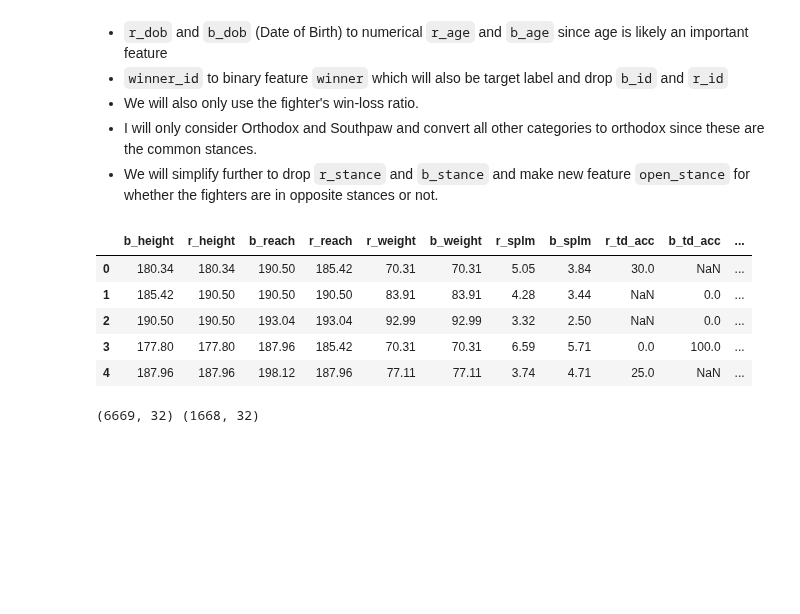
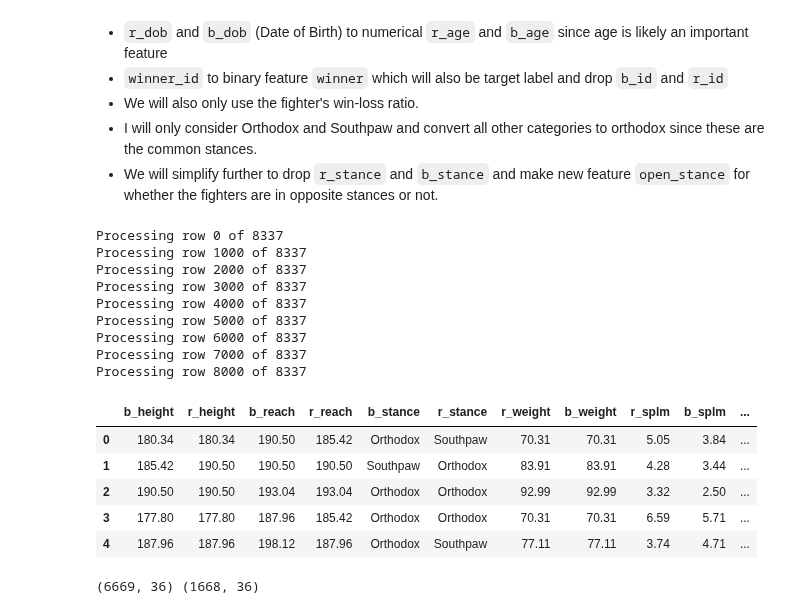
Before and after one commit to kshoker12/UFC-Fight-Predictor, a Jupyter notebook: eda.ipynb, the cells around one changed output. Drawn from its saved outputs; the diff is of its cells as text; code cells hidden in the pictures; blank space fills up the shorter version.

```diff
--- a/eda.ipynb
+++ b/eda.ipynb
@@ -89,6 +89,10 @@ if not data_path.exists():
 columns_to_keep = [
     'r_id',
     'b_id',
+    'r_name',
+    'b_name',
+    'date',
+    'method',
     'r_wins',
     'b_wins',
     'r_losses',
@@ -215,37 +319,52 @@ Passing `palette` without assigning `hue` is deprecated and will be removed in v
 # %%
 # Parse date of birth strings (handles formats like "May 08, 1982" or "1995/12/18")
 ufc_df['r_dob'] = pd.to_datetime(ufc_df['r_dob'], errors='coerce')
 ufc_df['b_dob'] = pd.to_datetime(ufc_df['b_dob'], errors='coerce')
 
 # Create winner column: 'r' if winner_id matches r_id, 'b' if it matches b_id
 ufc_df['winner'] = ufc_df['winner_id'] == ufc_df['r_id']
 
 # Calculate age at today's date (accurate age calculation)
 today = pd.Timestamp.today()
 ufc_df['r_age'] = ((today - ufc_df['r_dob']).dt.days / 365.25).round(2)
 ufc_df['b_age'] = ((today - ufc_df['b_dob']).dt.days / 365.25).round(2)
 
 ufc_df['r_win_loss_ratio'] = ufc_df['r_wins'] / (ufc_df['r_wins'] + ufc_df['r_losses'])
 ufc_df['b_win_loss_ratio'] = ufc_df['b_wins'] / (ufc_df['b_wins'] + ufc_df['b_losses'])
 
 # Normalize stance values: keep only 'Orthodox' and 'Southpaw', map everything else to 'Orthodox'
 valid_stances = {"Orthodox", "Southpaw"}
 ufc_df['r_stance'] = ufc_df['r_stance'].where(ufc_df['r_stance'].isin(valid_stances), 'Orthodox')
 ufc_df['b_stance'] = ufc_df['b_stance'].where(ufc_df['b_stance'].isin(valid_stances), 'Orthodox')
 
-ufc_df['open_stance'] = ufc_df['r_stance'] != ufc_df['b_stance']
+for index, row in ufc_df.iterrows():
+    if (index % 1000 == 0): print(f"Processing row {index} of {len(ufc_df)}")
+    # ufc_df.loc[index, 'r_sub_rate'] = get_specific_fighter_subs(ufc_df, row['r_name'], row['date'])
+    # ufc_df.loc[index, 'b_sub_rate'] = get_specific_fighter_subs(ufc_df, row['b_name'], row['date'])
+    ufc_df.loc[index, 'r_ko_rate'] = get_specific_fighter_kos(ufc_df, row['r_name'], row['date'])
+    ufc_df.loc[index, 'b_ko_rate'] = get_specific_fighter_kos(ufc_df, row['b_name'], row['date'])
+    # ufc_df.loc[index, 'r_momentum'] = get_specific_fighter_momentum(ufc_df, row['r_name'], row['date'])
+    # ufc_df.loc[index, 'b_momentum'] = get_specific_fighter_momentum(ufc_df, row['b_name'], row['date'])
 
 # Drop columns no longer needed
-ufc_df = ufc_df.drop(columns=['winner_id', 'division', 'r_stance', 'b_stance', 'r_dob', 'b_dob', 'r_id', 'b_id', 'r_wins', 'r_losses', 'b_wins', 'b_losses', 'r_draws', 'b_draws'])
-
+ufc_df = ufc_df.drop(columns=['winner_id', 'division', 'r_dob', 'b_dob', 'r_id', 'b_id', 'r_wins', 'r_losses', 'b_wins', 'b_losses', 'r_draws', 'b_draws', 'r_name', 'b_name', 'date', 'method'])
 display_df(ufc_df.head())
 # %% [output]
+Processing row 0 of 8337
+Processing row 1000 of 8337
+Processing row 2000 of 8337
+Processing row 3000 of 8337
+Processing row 4000 of 8337
+Processing row 5000 of 8337
+Processing row 6000 of 8337
+Processing row 7000 of 8337
+Processing row 8000 of 8337
-|  | b_height | r_height | b_reach | r_reach | r_weight | b_weight | r_splm | b_splm | r_td_acc | b_td_acc | ... |
-| 0 | 180.34 | 180.34 | 190.50 | 185.42 | 70.31 | 70.31 | 5.05 | 3.84 | 30.0 | NaN | ... |
-| 1 | 185.42 | 190.50 | 190.50 | 190.50 | 83.91 | 83.91 | 4.28 | 3.44 | NaN | 0.0 | ... |
-| 2 | 190.50 | 190.50 | 193.04 | 193.04 | 92.99 | 92.99 | 3.32 | 2.50 | NaN | 0.0 | ... |
-| 3 | 177.80 | 177.80 | 187.96 | 185.42 | 70.31 | 70.31 | 6.59 | 5.71 | 0.0 | 100.0 | ... |
-| 4 | 187.96 | 187.96 | 198.12 | 187.96 | 77.11 | 77.11 | 3.74 | 4.71 | 25.0 | NaN | ... |
+|  | b_height | r_height | b_reach | r_reach | b_stance | r_stance | r_weight | b_weight | r_splm | b_splm | ... |
+| 0 | 180.34 | 180.34 | 190.50 | 185.42 | Orthodox | Southpaw | 70.31 | 70.31 | 5.05 | 3.84 | ... |
+| 1 | 185.42 | 190.50 | 190.50 | 190.50 | Southpaw | Orthodox | 83.91 | 83.91 | 4.28 | 3.44 | ... |
+| 2 | 190.50 | 190.50 | 193.04 | 193.04 | Orthodox | Orthodox | 92.99 | 92.99 | 3.32 | 2.50 | ... |
+| 3 | 177.80 | 177.80 | 187.96 | 185.42 | Orthodox | Orthodox | 70.31 | 70.31 | 6.59 | 5.71 | ... |
+| 4 | 187.96 | 187.96 | 198.12 | 187.96 | Orthodox | Southpaw | 77.11 | 77.11 | 3.74 | 4.71 | ... |
 # %%
 X = ufc_df.drop(columns=['winner'])
 y = ufc_df['winner']
@@ -255,21 +374,8 @@ X_train, X_test, y_train, y_test = train_test_split(X, y, test_size=0.2, random_
 from sklearn.preprocessing import FunctionTransformer
 from sklearn.pipeline import Pipeline
 
-def clean_none_values(X):
-    """Convert None values to NaN for proper imputation"""
-    X = X.copy()
-    # Replace None with NaN for all columns
-    X = X.replace([None, 'None', 'nan'], np.nan)
-    # For categorical columns, also ensure they're strings
-    for col in X.select_dtypes(include=['object']).columns:
-        X[col] = X[col].astype(str).replace('nan', np.nan)
-    return X
-
-categorical_features = ['title_fight', 'open_stance']
+categorical_features = ['title_fight', 'r_stance', 'b_stance']
 numerical_features = [col for col in X_train.columns if col not in categorical_features]
-
-# Clean None values first
-cleaner = FunctionTransformer(clean_none_values, validate=False)
 
 # Handle missing values and convert to proper types within transformers
 numerical_transformer = make_pipeline(
@@ -283,9 +389,7 @@ categorical_transformer = make_pipeline(
     OneHotEncoder(handle_unknown='ignore', sparse_output=False)
 )
 
-
 preprocessor = Pipeline([
-    ('clean', cleaner),
     ('transform', ColumnTransformer(
         transformers=[
             ('num', numerical_transformer, numerical_features),
@@ -300,7 +404,7 @@ X_test_processed = preprocessor.transform(X_test)
 
 print(X_train_processed.shape, X_test_processed.shape)
 # %% [output]
-(6669, 32) (1668, 32)
+(6669, 36) (1668, 36)
 # %%
 from sklearn.neural_network import MLPClassifier
 from sklearn.model_selection import GridSearchCV, cross_val_score
```
Also changed, not shown: parts of 17 cells of this notebook, 39 other files.
